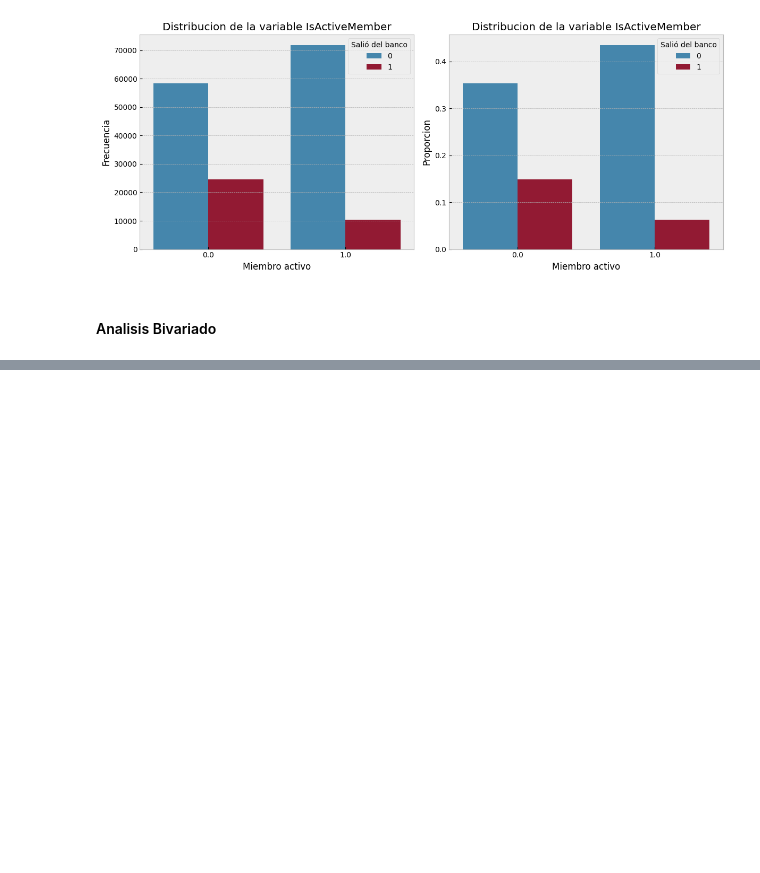
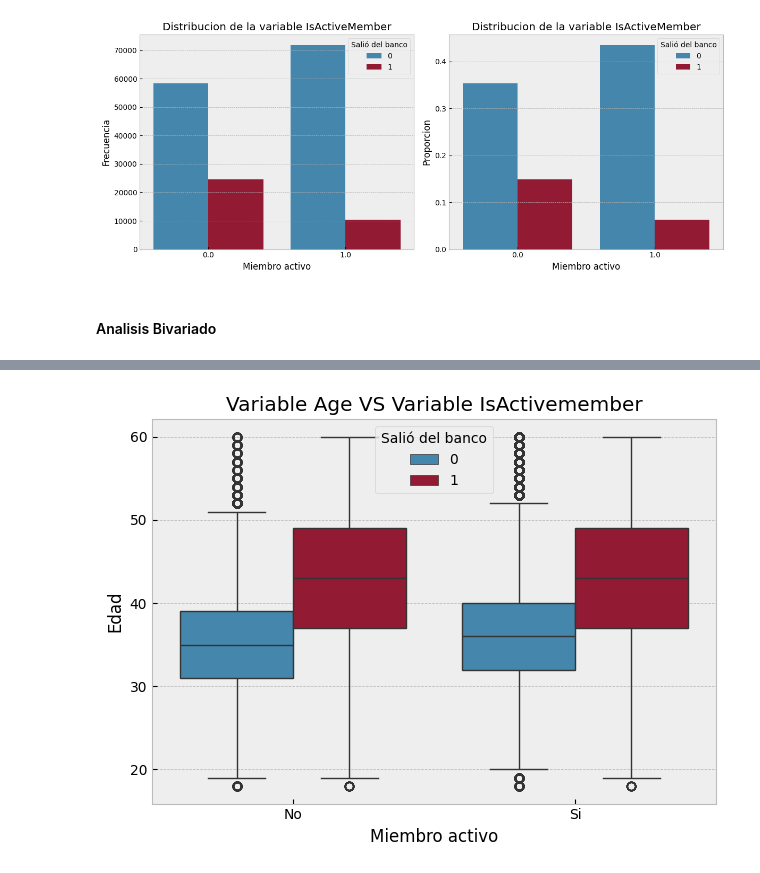
Before and after one commit to arielRas/KaggleCompetition-Coder52295, a Jupyter notebook: Eda.ipynb, the cells around one changed output, grey strips where cells are left out. Saved outputs shown, nothing was run; the diff lists cells and outputs as text; code cells hidden in the pictures; blank space fills up the shorter version.

```diff
--- a/Eda.ipynb
+++ b/Eda.ipynb
@@ -82,0 +84,14 @@ plt.show()
+# %%
+#GRAFICO VARIABLE ISACTIVEMEMBER VS AGE
+mpl.style.use('bmh')
+sns.boxplot(x=df.IsActiveMember, y=df.Age, hue=df.Exited)
+plt.title('Variable Age VS Variable IsActivemember')
+plt.xlabel('Miembro activo')
+plt.ylabel('Edad')
+plt.legend(title='Salió del banco')
+plt.xticks(ticks=[0.0,1.0], labels=['No','Si'])
+plt.tight_layout()
+plt.show()
+mpl.style.use('default')
+# %% [output]
+[figure, added]
```
Also changed, not shown: parts of 10 cells of this notebook.
